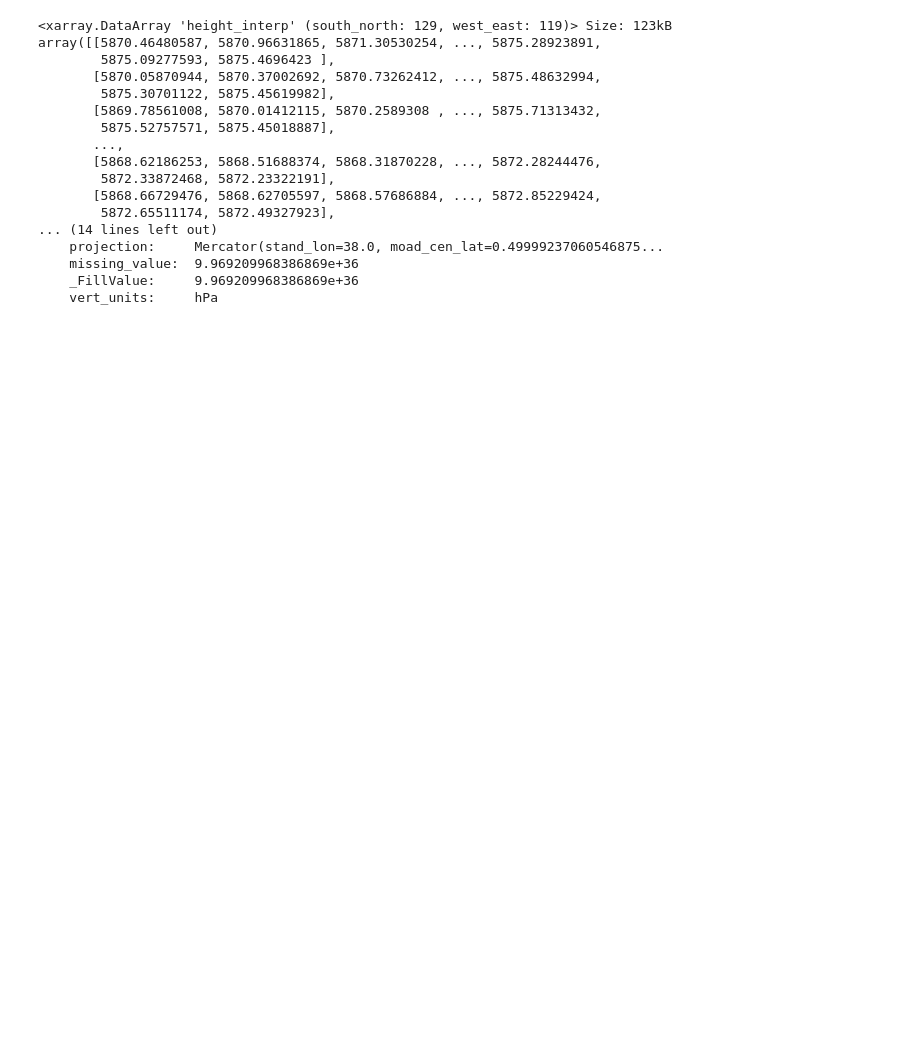
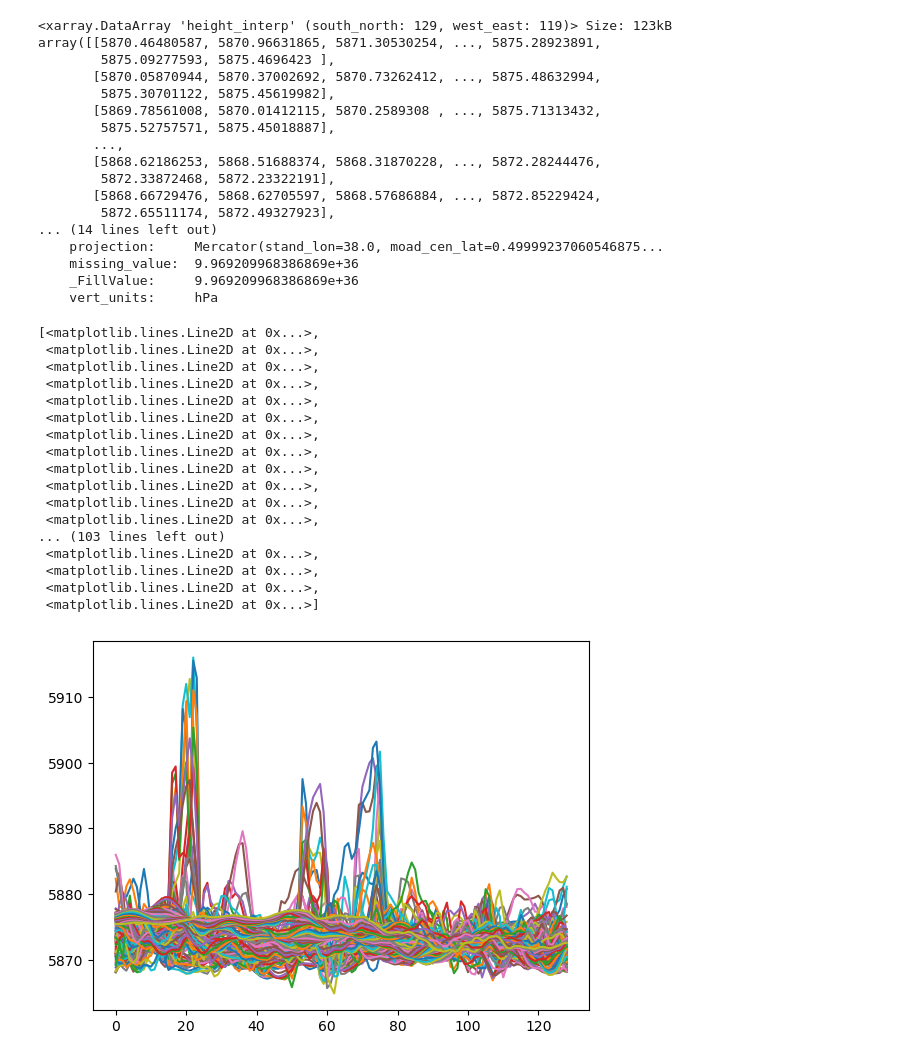
Before and after one commit to Erickpython/wrf_python, a Jupyter notebook: conda-wrf.ipynb, the cells around one changed output. Drawn from its saved outputs; the diff is of its cells as text; code cells hidden in the pictures; blank space fills up the shorter version.

```diff
--- a/conda-wrf.ipynb
+++ b/conda-wrf.ipynb
@@ -2,7 +2,7 @@
 from wrf import getvar
 from netCDF4 import Dataset
 # %%
-file= Dataset("/home/erickwambugu/METEOROLOGY_PYTHON/wrfout_d01_2026-03-20_06:00:00")
+file= Dataset("wrfout_d01_2026-03-20_06:00:00")
 # %%
 slp= getvar(file, "slp")
 # %%
@@ -74,0 +98,21 @@ array([[5870.46480587, 5870.96631865, 5871.30530254, ..., 5875.28923891,
+# %%
+plt.plot(to_np(ht_500mb))
+# %% [output]
+[<matplotlib.lines.Line2D at 0x...>,
+ <matplotlib.lines.Line2D at 0x...>,
+ <matplotlib.lines.Line2D at 0x...>,
+ <matplotlib.lines.Line2D at 0x...>,
+ <matplotlib.lines.Line2D at 0x...>,
+ <matplotlib.lines.Line2D at 0x...>,
+ <matplotlib.lines.Line2D at 0x...>,
+ <matplotlib.lines.Line2D at 0x...>,
+ <matplotlib.lines.Line2D at 0x...>,
+ <matplotlib.lines.Line2D at 0x...>,
+ <matplotlib.lines.Line2D at 0x...>,
+ <matplotlib.lines.Line2D at 0x...>,
+... (103 lines left out)
+ <matplotlib.lines.Line2D at 0x...>,
+ <matplotlib.lines.Line2D at 0x...>,
+ <matplotlib.lines.Line2D at 0x...>,
+ <matplotlib.lines.Line2D at 0x...>]
+[figure, added]
```
Also changed, not shown: parts of 2 cells of this notebook, 3 other files.
